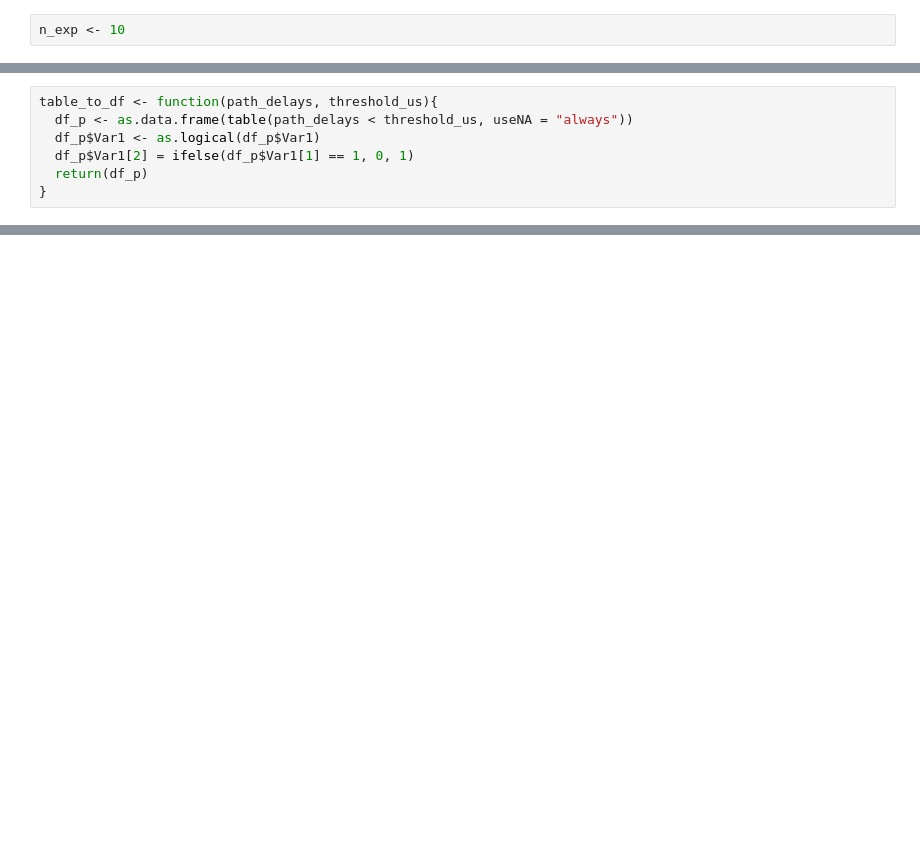
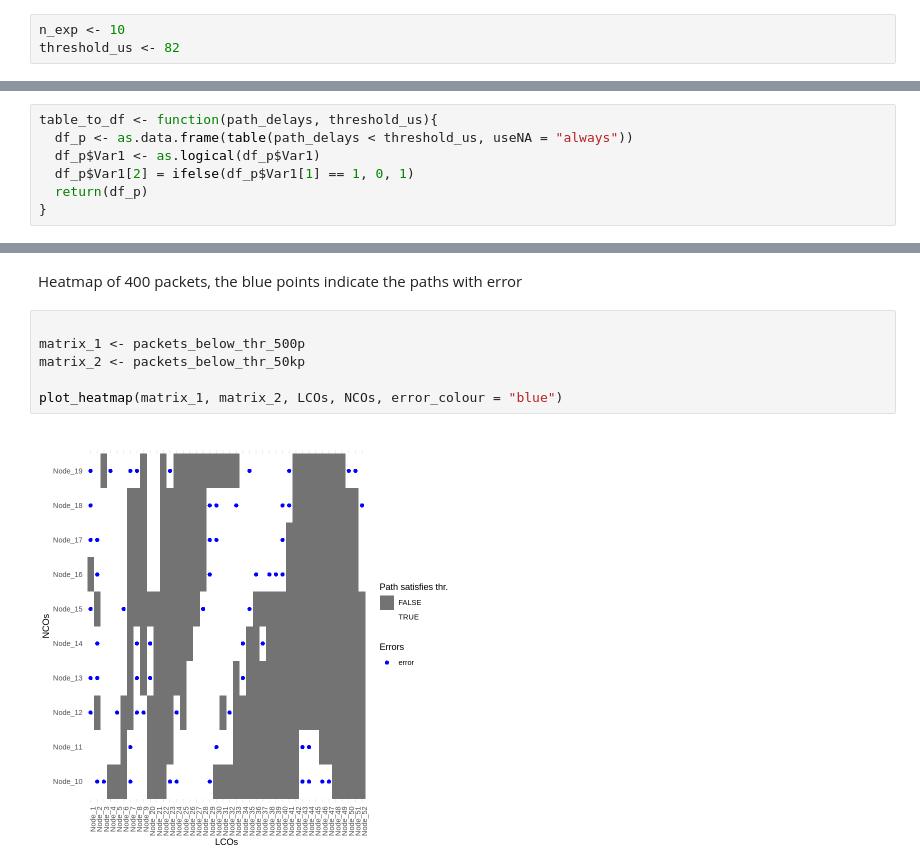
Before and after one commit to NataliaBlueCloud/Inband_telemetry_design, a Jupyter notebook: Cochrams_ofc_example_Milano.ipynb, the cells around one changed output, grey strips where cells are left out. Cells and saved outputs as stored; diff of their text form; blank space fills up the shorter version.

```diff
--- a/Cochrams_ofc_example_Milano.ipynb
+++ b/Cochrams_ofc_example_Milano.ipynb
@@ -214,5 +228,6 @@ for (i in seq_along(LCOs)) {
 #Results
 # %%
 n_exp <- 10
+threshold_us <- 82
 # %% [markdown]
 *Threshold* of each LCO
@@ -388,0 +396,11 @@ ggplot(data, aes(x=LCOs_nodes, y=perc_decision, fill=percent)) +
+# %% [markdown]
+Heatmap of 400 packets, the blue points indicate the paths
+with error
+# %%
+
+matrix_1 <- packets_below_thr_500p
+matrix_2 <- packets_below_thr_50kp
+
+plot_heatmap(matrix_1, matrix_2, LCOs, NCOs, error_colour = "blue")
+# %% [output]
+[figure, added]
```
Also changed, not shown: parts of 49 cells of this notebook.
